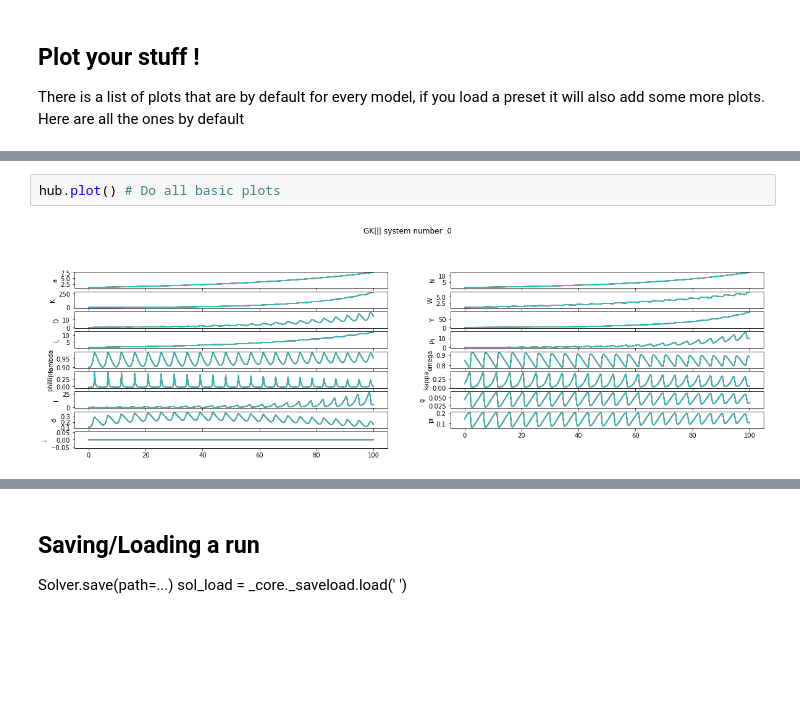
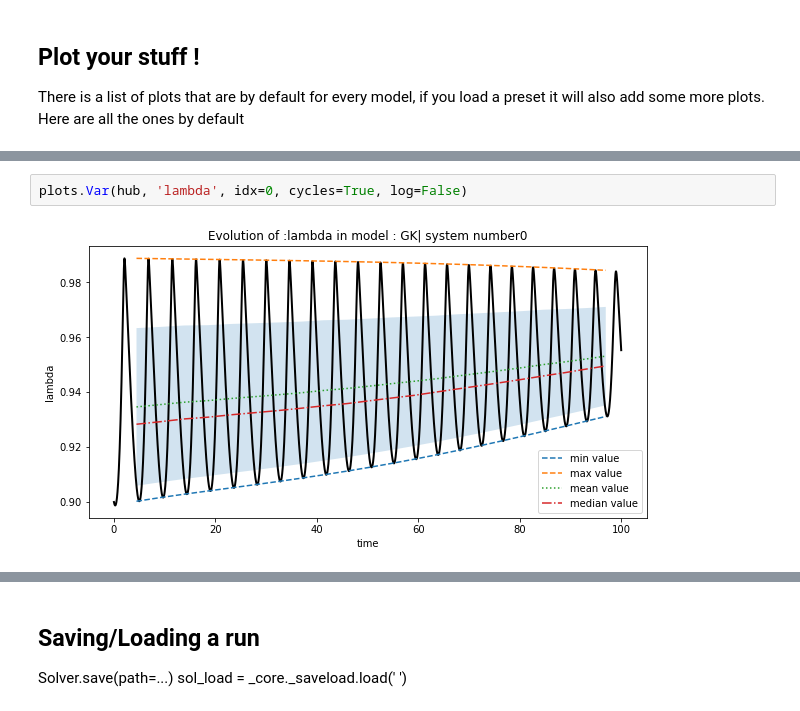
Before and after one commit to DaluS/CHIMES, a Jupyter notebook: TUTORIAL.ipynb, the cells around one changed output, grey strips where cells are left out. Drawn from its saved outputs; the diff is of its cells as text; blank space fills up the shorter version.

```diff
--- a/TUTORIAL.ipynb
+++ b/TUTORIAL.ipynb
@@ -231,4 +340,4 @@ There is a list of plots that are by default for every model, if you load a pres
 # %%
-hub.plot() # Do all basic plots
+plots.Var(hub, 'lambda', idx=0, cycles=True, log=False)
 # %% [output]
-[figure, old version]
+[figure, new version]
```
Also changed, not shown: parts of 34 cells of this notebook, 25 other files.
